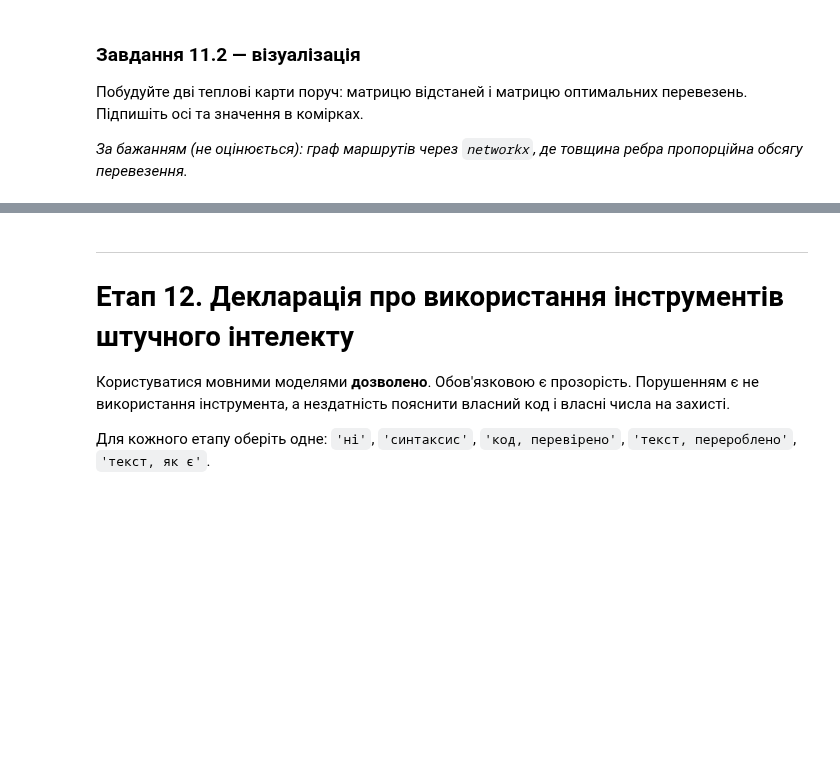
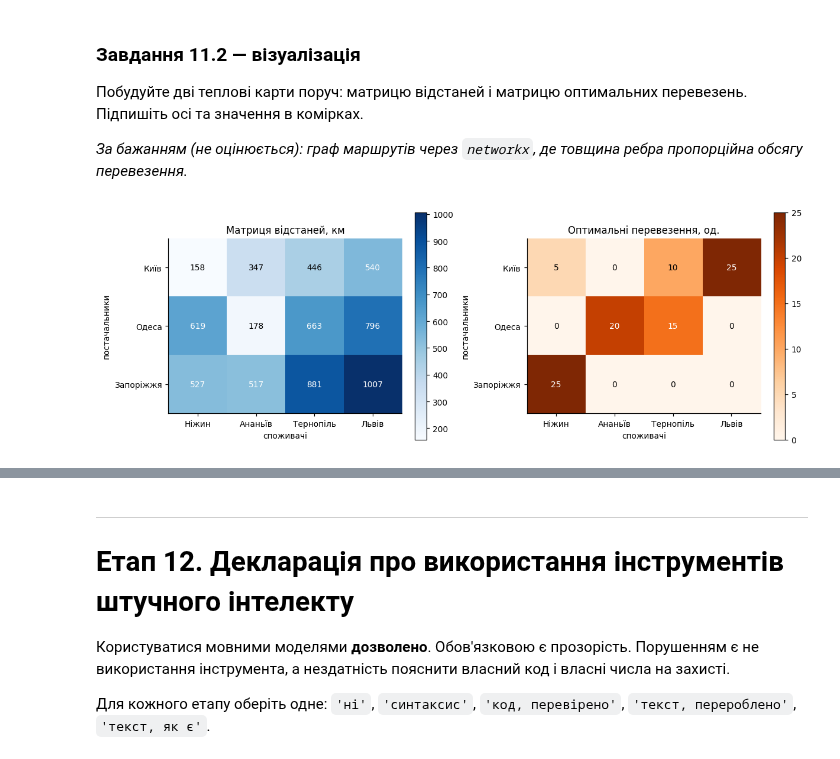
Before and after one commit to kozak-nataliia/uni-data_analysiys_and_visualization, a Jupyter notebook: lab2/ЛР2_завдання_студенту.ipynb, the cells around one changed output, grey strips where cells are left out. Saved outputs shown, nothing was run; the diff lists cells and outputs as text; code cells hidden in the pictures; blank space fills up the shorter version.

```diff
--- a/lab2/ЛР2_завдання_студенту.ipynb
+++ b/lab2/ЛР2_завдання_студенту.ipynb
@@ -395,3 +668,12 @@ pd.DataFrame(D, index=постачальники, columns=споживачі)
 Порівняйте з числом `3 + 4 = 7` — кількістю обмежень у задачі.
 # %%
 # ВАШ КОД
+план_t = план_lp                       # розв'язок linprog з етапу 10
+ненульових_перевезень = int(np.sum(план_t > 1e-6))
+
+використано_t = np.concatenate([план_t.sum(axis=1), план_t.sum(axis=0)])   # постачальники + споживачі
+зв_язних_обмежень = int(np.sum(np.isclose(використано_t, np.concatenate([запас, попит]), atol=1e-4)))
+
+print('ненульових перевезень:', ненульових_перевезень)
+print('зв\'язних обмежень:', зв_язних_обмежень, 'з', 3 + 4)
+print('m + n - 1 =', 3 + 4 - 1)
@@ -410,4 +696,28 @@ pd.DataFrame(D, index=постачальники, columns=споживачі)
 *За бажанням (не оцінюється): граф маршрутів через `networkx`, де товщина ребра
 пропорційна обсягу перевезення.*
 # %%
-# ВАШ КОД
+# теплові карти: відстані і оптимальні перевезення поруч
+fig, (ax1, ax2) = plt.subplots(1, 2, figsize=(11, 4))
+
+for ax, матриця, заголовок, cmap, fmt in [
+    (ax1, D, 'Матриця відстаней, км', 'Blues', '{:.0f}'),
+    (ax2, план_t, 'Оптимальні перевезення, од.', 'Oranges', '{:.0f}'),
+]:
+    im = ax.imshow(матриця, cmap=cmap)
+    ax.set_xticks(range(len(споживачі)))
+    ax.set_xticklabels(споживачі)
+    ax.set_yticks(range(len(постачальники)))
+    ax.set_yticklabels(постачальники)
+    ax.set_xlabel('споживачі')
+    ax.set_ylabel('постачальники')
+    ax.set_title(заголовок)
+    for i in range(матриця.shape[0]):
+        for j in range(матриця.shape[1]):
+            ax.text(j, i, fmt.format(матриця[i, j]), ha='center', va='center',
+                    color='white' if матриця[i, j] > матриця.max() / 2 else 'black')
+    fig.colorbar(im, ax=ax, fraction=0.046)
+
+plt.tight_layout()
+plt.show()
+# %% [output]
+[figure, added]
```
Also changed, not shown: parts of 32 cells of this notebook, 1 other file.
